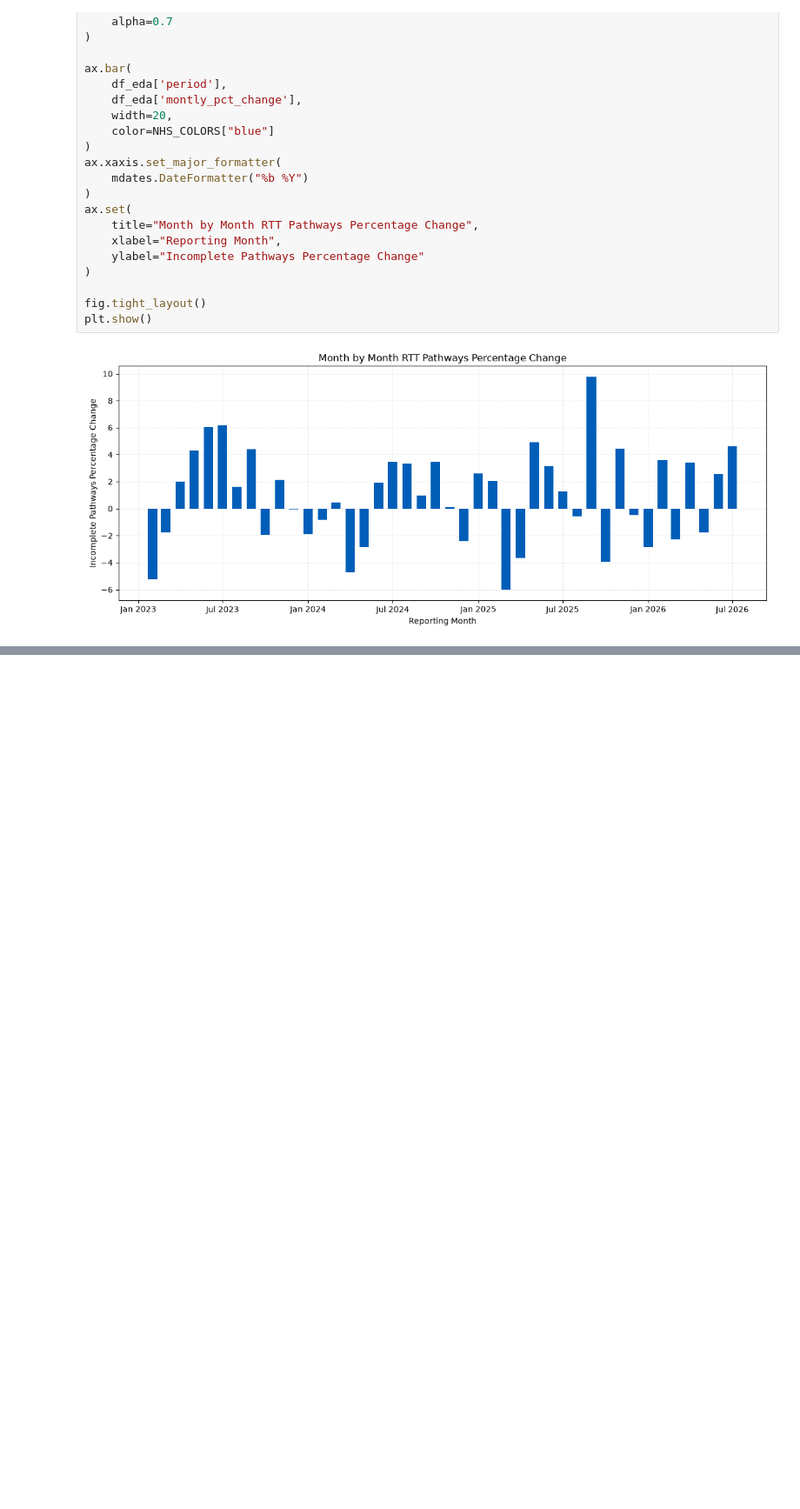
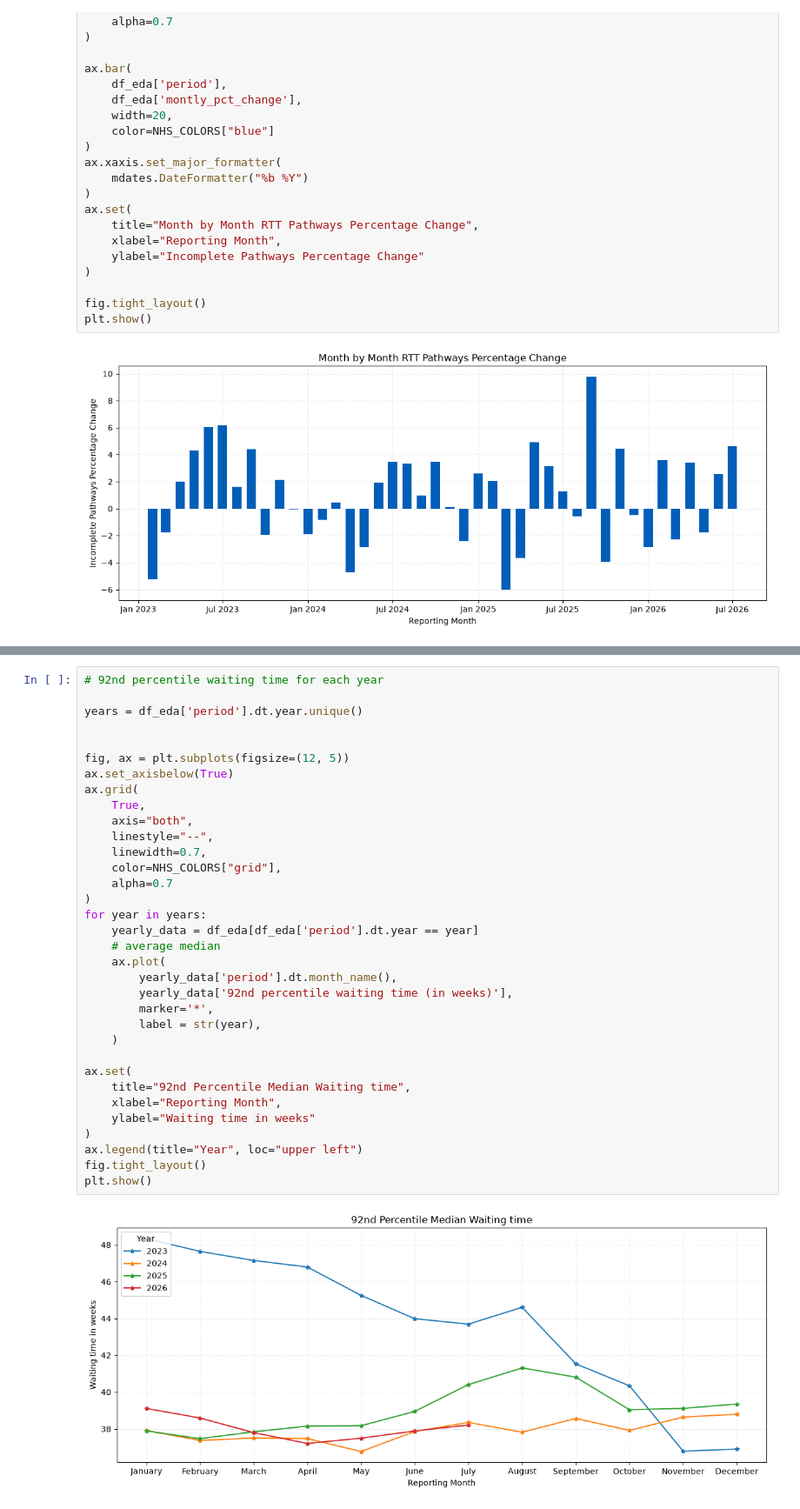
Before and after one commit to patinnojoe/MTL-DS-008-patinnojoe, a Jupyter notebook: notebooks/data_analysis.ipynb, the cells around one changed output, grey strips where cells are left out. Shown at 87% size. Drawn from its saved outputs; the diff is of its cells as text; blank space fills up the shorter version.

```diff
--- a/notebooks/data_analysis.ipynb
+++ b/notebooks/data_analysis.ipynb
@@ -237,0 +248,36 @@ plt.show()
+# %%
+# 92nd percentile waiting time for each year
+
+years = df_eda['period'].dt.year.unique()
+
+
+fig, ax = plt.subplots(figsize=(12, 5))
+ax.set_axisbelow(True)
+ax.grid(
+    True,
+    axis="both",
+    linestyle="--",
+    linewidth=0.7,
+    color=NHS_COLORS["grid"],
+    alpha=0.7
+)
+for year in years:
+    yearly_data = df_eda[df_eda['period'].dt.year == year]
+    # average median
+    ax.plot(
+        yearly_data['period'].dt.month_name(),
+        yearly_data['92nd percentile waiting time (in weeks)'],
+        marker='*',
+        label = str(year),
+    )
+
+ax.set(
+    title="92nd Percentile Median Waiting time",
+    xlabel="Reporting Month",
+    ylabel="Waiting time in weeks"
+)
+ax.legend(title="Year", loc="upper left")
+fig.tight_layout()
+plt.show()
+# %% [output]
+[figure, added]
```
Also changed, not shown: parts of 7 cells of this notebook, 1 other file.
